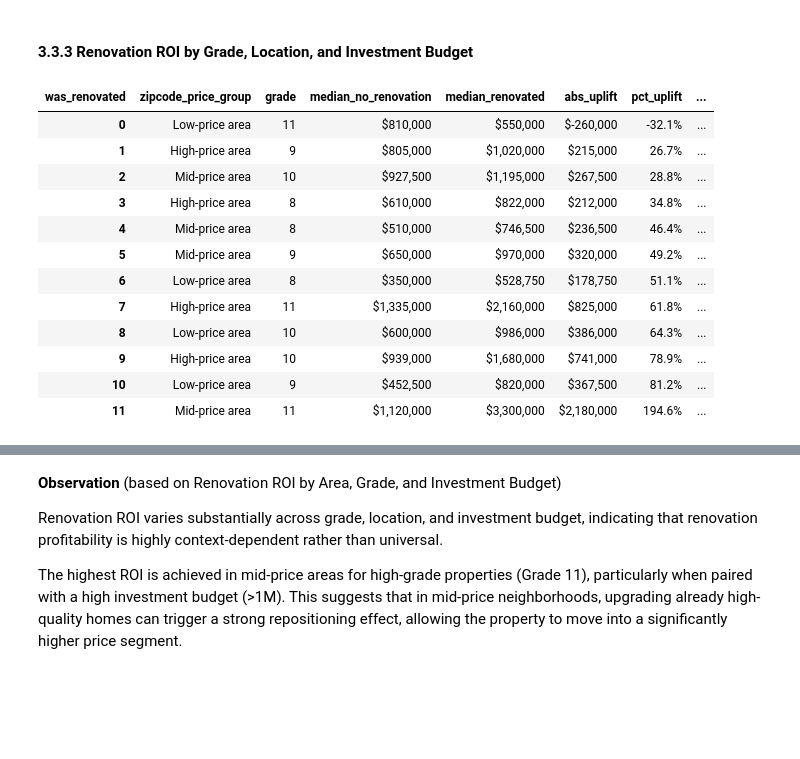
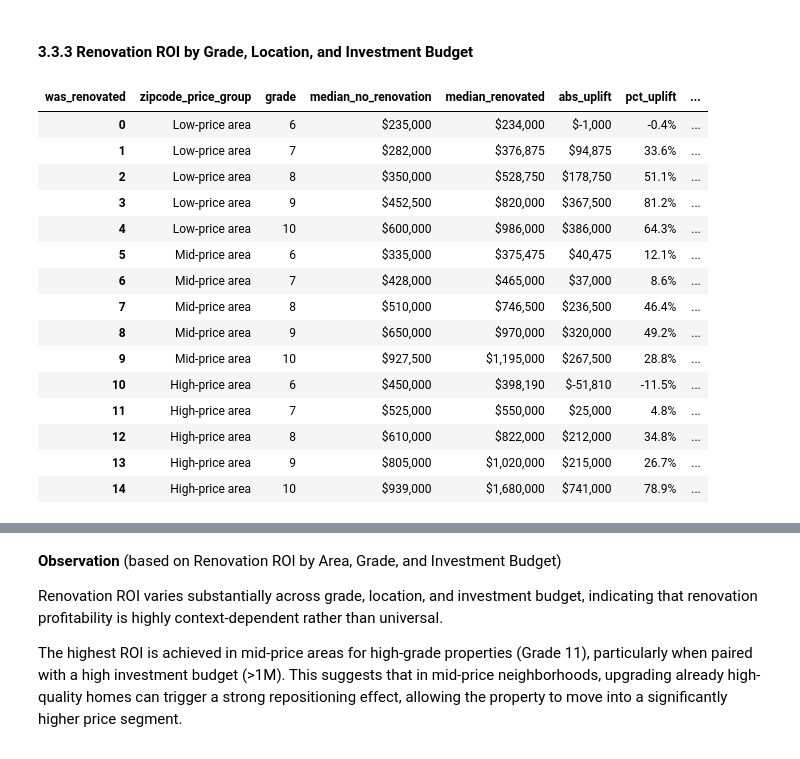
Before and after one commit to NazilaFazeli/EDA-Project, a Jupyter notebook: EDA.ipynb, the cells around one changed output, grey strips where cells are left out. Saved outputs shown, nothing was run; the diff lists cells and outputs as text; code cells hidden in the pictures; blank space fills up the shorter version.

```diff
--- a/EDA.ipynb
+++ b/EDA.ipynb
@@ -1565,11 +1733,11 @@ Overall, the results indicate that renovation ROI depends strongly on both locat
 #### 3.3.3 Renovation ROI by Grade, Location, and Investment Budget
 # %%
 # ============================================================
-# ROI Calculation Based on Median Prices
+# ROI Calculation Based on Median Prices (FIXED)
 # ============================================================
 
 # Focus on relevant grades
-GRADES_FOCUS = [8, 9, 10, 11]
+GRADES_FOCUS = [6,7,8, 9, 10]
 roi_base = df_housing.loc[df_housing["grade"].isin(GRADES_FOCUS)].copy()
 
 # Median sale price by area, grade, and renovation status
@@ -1578,54 +1746,84 @@ pivot_prices = (
     .groupby(["zipcode_price_group", "grade", "was_renovated"])["sale_price"]
     .median()
     .unstack("was_renovated")
-    .rename(columns={0: "median_no_renovation", 1: "median_renovated"})
+    .rename(columns={
+        0: "median_no_renovation",
+        1: "median_renovated"
+    })
     .reset_index()
 )
 
 # Compute absolute and percentage uplift
 pivot_prices["abs_uplift"] = (
     pivot_prices["median_renovated"] - pivot_prices["median_no_renovation"]
 )
+
 pivot_prices["pct_uplift"] = (
     pivot_prices["abs_uplift"] / pivot_prices["median_no_renovation"]
 ) * 100
 
 # Keep only rows where both renovated and non-renovated exist
 pivot_prices = pivot_prices.dropna(
     subset=["median_no_renovation", "median_renovated"]
 ).copy()
-# =========================
-# Pretty table (optional display in notebook)
-# =========================
+
+# ------------------------------------------------------------
+# Investment buckets based on baseline (no-renovation) price
+# ------------------------------------------------------------
+
+bins = [-np.inf, 500_000, 700_000, 1_000_000, np.inf]
+labels = [
+    "Low budget (<500k)",
+    "Lower-mid (500k–700k)",
+    "Upper-mid (700k–1M)",
+    "High budget (>1M)"
+]
+
+pivot_prices["investment_bucket"] = pd.cut(
+    pivot_prices["median_no_renovation"],
+    bins=bins,
+    labels=labels,
+    include_lowest=True
+)
+
+# ------------------------------------------------------------
+# Pretty table (display)
+# ------------------------------------------------------------
+
 display(
-    plot_df2[[
+    pivot_prices[[
         "zipcode_price_group", "grade",
         "median_no_renovation", "median_renovated",
         "abs_uplift", "pct_uplift",
-        "investment_bucket", "investment_range"
-    ]].style
+        "investment_bucket"
+    ]]
+    .sort_values(["zipcode_price_group", "grade"])
+    .style
     .format({
         "median_no_renovation": "${:,.0f}",
         "median_renovated": "${:,.0f}",
         "abs_uplift": "${:,.0f}",
         "pct_uplift": "{:.1f}%"
     })
     .background_gradient(subset=["pct_uplift"], cmap="RdYlGn")
 )
 # %% [output]
 | was_renovated | zipcode_price_group | grade | median_no_renovation | median_renovated | abs_uplift | pct_uplift | ... |
-| 0 | Low-price area | 11 | $810,000 | $550,000 | $-260,000 | -32.1% | ... |
-| 1 | High-price area | 9 | $805,000 | $1,020,000 | $215,000 | 26.7% | ... |
-| 2 | Mid-price area | 10 | $927,500 | $1,195,000 | $267,500 | 28.8% | ... |
-| 3 | High-price area | 8 | $610,000 | $822,000 | $212,000 | 34.8% | ... |
-| 4 | Mid-price area | 8 | $510,000 | $746,500 | $236,500 | 46.4% | ... |
-| 5 | Mid-price area | 9 | $650,000 | $970,000 | $320,000 | 49.2% | ... |
-| 6 | Low-price area | 8 | $350,000 | $528,750 | $178,750 | 51.1% | ... |
-| 7 | High-price area | 11 | $1,335,000 | $2,160,000 | $825,000 | 61.8% | ... |
-| 8 | Low-price area | 10 | $600,000 | $986,000 | $386,000 | 64.3% | ... |
-| 9 | High-price area | 10 | $939,000 | $1,680,000 | $741,000 | 78.9% | ... |
-| 10 | Low-price area | 9 | $452,500 | $820,000 | $367,500 | 81.2% | ... |
-| 11 | Mid-price area | 11 | $1,120,000 | $3,300,000 | $2,180,000 | 194.6% | ... |
+| 0 | Low-price area | 6 | $235,000 | $234,000 | $-1,000 | -0.4% | ... |
+| 1 | Low-price area | 7 | $282,000 | $376,875 | $94,875 | 33.6% | ... |
+| 2 | Low-price area | 8 | $350,000 | $528,750 | $178,750 | 51.1% | ... |
+| 3 | Low-price area | 9 | $452,500 | $820,000 | $367,500 | 81.2% | ... |
+| 4 | Low-price area | 10 | $600,000 | $986,000 | $386,000 | 64.3% | ... |
+| 5 | Mid-price area | 6 | $335,000 | $375,475 | $40,475 | 12.1% | ... |
+| 6 | Mid-price area | 7 | $428,000 | $465,000 | $37,000 | 8.6% | ... |
+| 7 | Mid-price area | 8 | $510,000 | $746,500 | $236,500 | 46.4% | ... |
+| 8 | Mid-price area | 9 | $650,000 | $970,000 | $320,000 | 49.2% | ... |
+| 9 | Mid-price area | 10 | $927,500 | $1,195,000 | $267,500 | 28.8% | ... |
+| 10 | High-price area | 6 | $450,000 | $398,190 | $-51,810 | -11.5% | ... |
+| 11 | High-price area | 7 | $525,000 | $550,000 | $25,000 | 4.8% | ... |
+| 12 | High-price area | 8 | $610,000 | $822,000 | $212,000 | 34.8% | ... |
+| 13 | High-price area | 9 | $805,000 | $1,020,000 | $215,000 | 26.7% | ... |
+| 14 | High-price area | 10 | $939,000 | $1,680,000 | $741,000 | 78.9% | ... |
 # %%
 # ============================================================
 # ROI Comparison Across Investment Budget Levels
```
Also changed, not shown: parts of 14 cells of this notebook, 1 other file.
